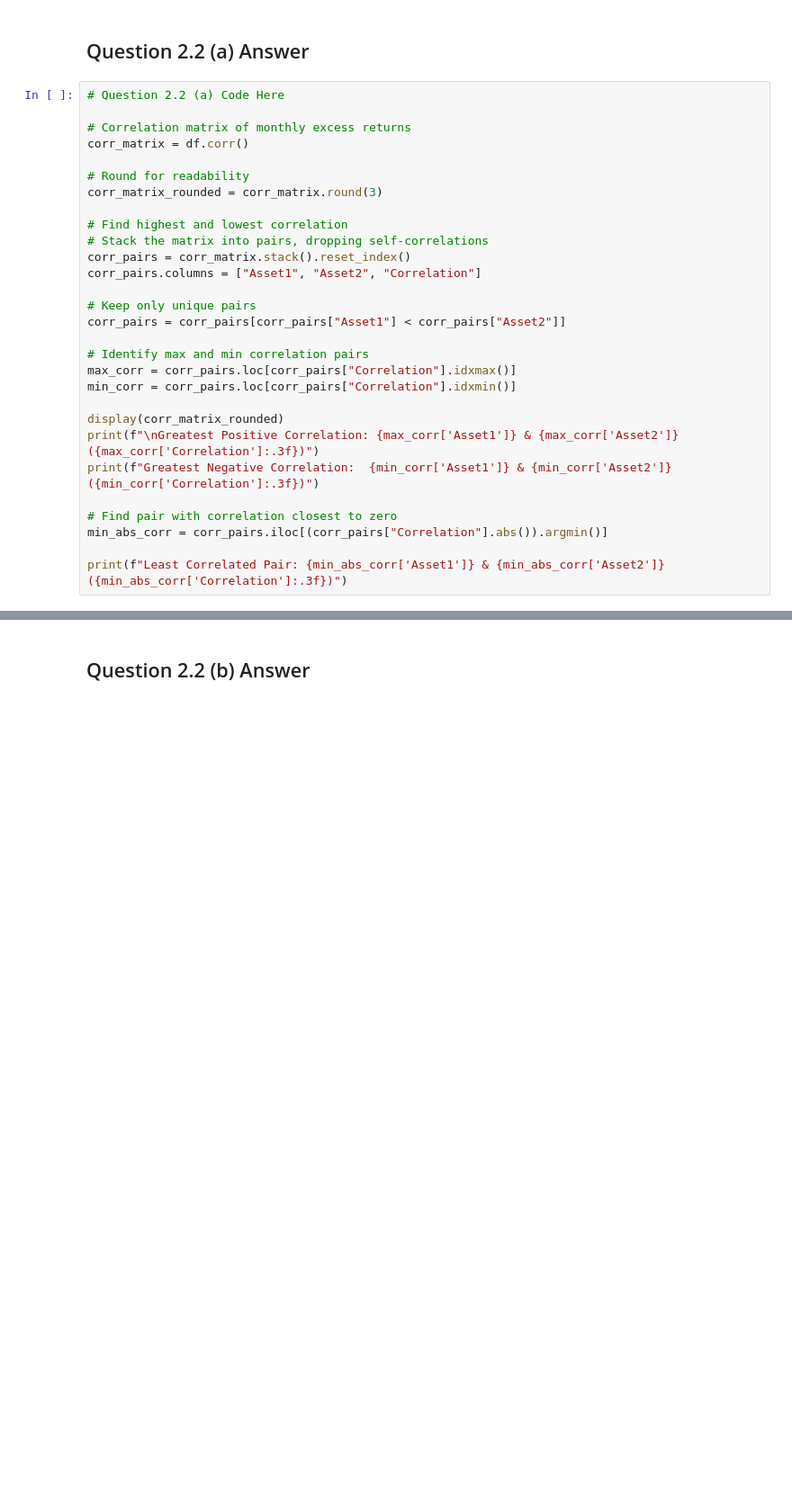
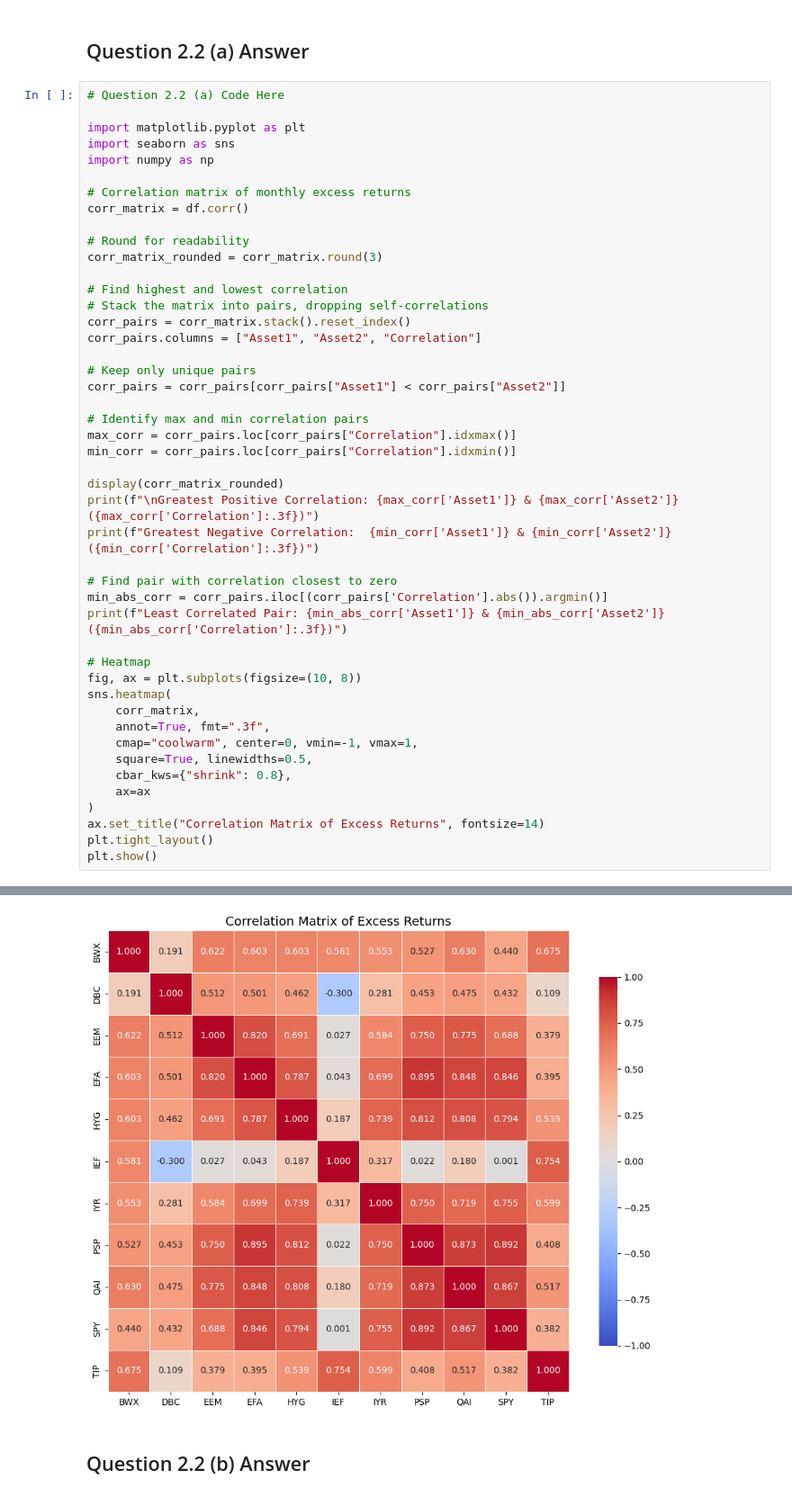
Before and after one commit to t-flora/portfolio-risk-mgmt, a Jupyter notebook: hw1/HarvardsEndowment.ipynb, the cells around one changed output, grey strips where cells are left out. Shown at 90% size. Saved outputs shown, nothing was run; the diff lists cells and outputs as text; blank space fills up the shorter version.

Commit message:
Added Heatmap to correlation matrix, ordered outputs in sections 2.3 and 3.1 - 3.4 to have outputs in descending order (i.e. most weighted asset first, and so on)

```diff
--- a/hw1/HarvardsEndowment.ipynb
+++ b/hw1/HarvardsEndowment.ipynb
@@ -151,6 +151,10 @@ Overall, this ranking highlights that while some assets such as HYG (0.545) and
 ## Question 2.2 (a) Answer
 # %%
 # Question 2.2 (a) Code Here
+
+import matplotlib.pyplot as plt
+import seaborn as sns
+import numpy as np
 
 # Correlation matrix of monthly excess returns
 corr_matrix = df.corr()
@@ -165,35 +169,49 @@ corr_pairs.columns = ["Asset1", "Asset2", "Correlation"]
 
 # Keep only unique pairs
 corr_pairs = corr_pairs[corr_pairs["Asset1"] < corr_pairs["Asset2"]]
 
 # Identify max and min correlation pairs
 max_corr = corr_pairs.loc[corr_pairs["Correlation"].idxmax()]
 min_corr = corr_pairs.loc[corr_pairs["Correlation"].idxmin()]
 
 display(corr_matrix_rounded)
 print(f"\nGreatest Positive Correlation: {max_corr['Asset1']} & {max_corr['Asset2']} ({max_corr['Correlation']:.3f})")
 print(f"Greatest Negative Correlation:  {min_corr['Asset1']} & {min_corr['Asset2']} ({min_corr['Correlation']:.3f})")
 
 # Find pair with correlation closest to zero
-min_abs_corr = corr_pairs.iloc[(corr_pairs["Correlation"].abs()).argmin()]
+min_abs_corr = corr_pairs.iloc[(corr_pairs['Correlation'].abs()).argmin()]
+print(f"Least Correlated Pair: {min_abs_corr['Asset1']} & {min_abs_corr['Asset2']} ({min_abs_corr['Correlation']:.3f})")
 
-print(f"Least Correlated Pair: {min_abs_corr['Asset1']} & {min_abs_corr['Asset2']} ({min_abs_corr['Correlation']:.3f})")
+# Heatmap
+fig, ax = plt.subplots(figsize=(10, 8))
+sns.heatmap(
+    corr_matrix,
+    annot=True, fmt=".3f",
+    cmap="coolwarm", center=0, vmin=-1, vmax=1,
+    square=True, linewidths=0.5,
+    cbar_kws={"shrink": 0.8},
+    ax=ax
+)
+ax.set_title("Correlation Matrix of Excess Returns", fontsize=14)
+plt.tight_layout()
+plt.show()
 # %% [output]
 |  | BWX | DBC | EEM | EFA | HYG | IEF | IYR | PSP | QAI | SPY | TIP |
 | BWX | 1.000 | 0.191 | 0.622 | 0.603 | 0.603 | 0.581 | 0.553 | 0.527 | 0.630 | 0.440 | 0.675 |
 | DBC | 0.191 | 1.000 | 0.512 | 0.501 | 0.462 | -0.300 | 0.281 | 0.453 | 0.475 | 0.432 | 0.109 |
 | EEM | 0.622 | 0.512 | 1.000 | 0.820 | 0.691 | 0.027 | 0.584 | 0.750 | 0.775 | 0.688 | 0.379 |
 | EFA | 0.603 | 0.501 | 0.820 | 1.000 | 0.787 | 0.043 | 0.699 | 0.895 | 0.848 | 0.846 | 0.395 |
 | HYG | 0.603 | 0.462 | 0.691 | 0.787 | 1.000 | 0.187 | 0.739 | 0.812 | 0.808 | 0.794 | 0.539 |
 | IEF | 0.581 | -0.300 | 0.027 | 0.043 | 0.187 | 1.000 | 0.317 | 0.022 | 0.180 | 0.001 | 0.754 |
 | IYR | 0.553 | 0.281 | 0.584 | 0.699 | 0.739 | 0.317 | 1.000 | 0.750 | 0.719 | 0.755 | 0.599 |
 | PSP | 0.527 | 0.453 | 0.750 | 0.895 | 0.812 | 0.022 | 0.750 | 1.000 | 0.873 | 0.892 | 0.408 |
 | QAI | 0.630 | 0.475 | 0.775 | 0.848 | 0.808 | 0.180 | 0.719 | 0.873 | 1.000 | 0.867 | 0.517 |
 | SPY | 0.440 | 0.432 | 0.688 | 0.846 | 0.794 | 0.001 | 0.755 | 0.892 | 0.867 | 1.000 | 0.382 |
 | TIP | 0.675 | 0.109 | 0.379 | 0.395 | 0.539 | 0.754 | 0.599 | 0.408 | 0.517 | 0.382 | 1.000 |
 Greatest Positive Correlation: EFA & PSP (0.895)
 Greatest Negative Correlation:  DBC & IEF (-0.300)
 Least Correlated Pair: IEF & SPY (0.001)
+[figure, added]
 # %% [markdown]
 ## Question 2.2 (b) Answer
 # %% [markdown]
```
Also changed, not shown: parts of 5 cells of this notebook.
